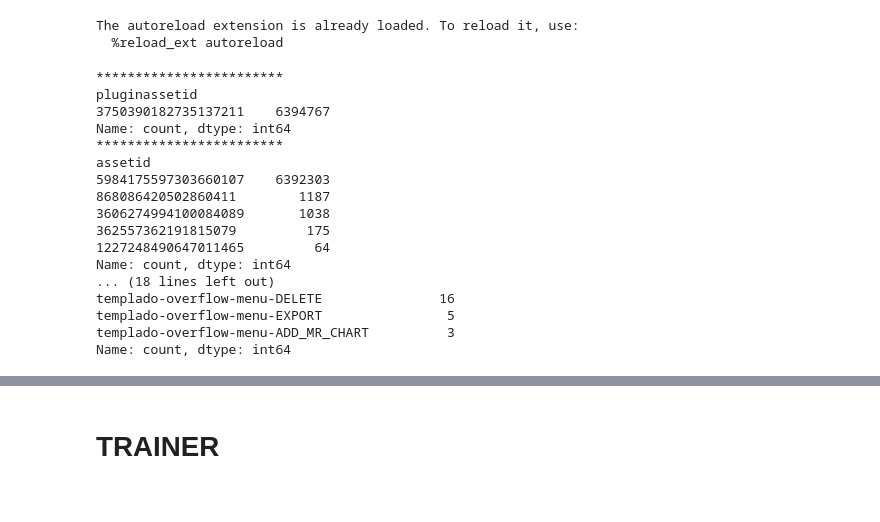
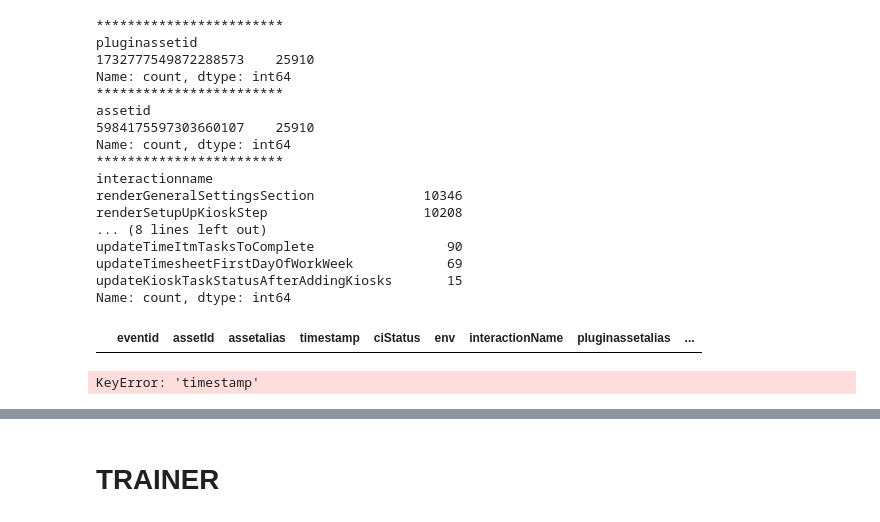
Before and after one commit to numaproj/numalogic, a Jupyter notebook: numalogic/osam-backtest/INC/exp.ipynb, the cells around one changed output, grey strips where cells are left out. Drawn from its saved outputs; the diff is of its cells as text; code cells hidden in the pictures.

```diff
--- a/numalogic/osam-backtest/INC/exp.ipynb
+++ b/numalogic/osam-backtest/INC/exp.ipynb
@@ -5,7 +5,7 @@ from pathlib import Path
 
 import matplotlib.pyplot as plt
 filter = [ "pluginAssetId", "assetId","interactionName" ]
-keys = ["3750390182735137211", "5984175597303660107", "EXECUTE_PAGINATED_REPORT"]
+keys = ["1732777549872288573", "5984175597303660107", "call PZN"]
 config_id = "fciPluginAppInteractions"
 
 # the below value filling should be closer to when the incident happens. We fetch 11 days of data. Train on first 10 days of data and the 11th and 12th day where incident happened we try to simulate inference and see scores.
@@ -28,44 +28,52 @@ logging.basicConfig(level = logging.INFO)
 import pandas as pd
 
 from helper import data_fetch, _construct_clf, get_feature_arr, ModifiedDruidTrainerUDF
-# %% [output]
-The autoreload extension is already loaded. To reload it, use:
-  %reload_ext autoreload
 # %%
-file_name = 'e3e5f0b687600a109055c998dabb35d7.csv.csv'
+file_name = 'e328876187b08290084b4197cebb357a.csv'
+raw_file_name = "raw_df.csv"
 data = pd.read_csv(file_name)
 print("************************")
 print(data['pluginassetid'].value_counts())
 print("************************")
 print(data['assetid'].value_counts())
 print("************************")
 print(data['interactionname'].value_counts())
+data.rename(columns={'eventdatetime': 'timestamp', 'cistatus': 'ciStatus', 'interactionname': 'interactionName', 'assetid': "assetId", 'pluginassetid': "pluginAssetId"}, inplace =True)
+data['pluginAssetId'] = data['pluginAssetId'].astype(str)
+data['assetId']=data['assetId'].astype(str)
+for i in range(len(filter)):
+    data = data[data[filter[i]]==keys[i]]
+data.to_csv(raw_file_name, index=None)
+data
 # %% [output]
 ************************
 pluginassetid
-3750390182735137211    6394767
+1732777549872288573    25910
 Name: count, dtype: int64
 ************************
 assetid
-5984175597303660107    6392303
-868086420502860411        1187
-3606274994100084089       1038
-362557362191815079         175
-1227248490647011465         64
+5984175597303660107    25910
 Name: count, dtype: int64
-... (18 lines left out)
-templado-overflow-menu-DELETE               16
-templado-overflow-menu-EXPORT                5
-templado-overflow-menu-ADD_MR_CHART          3
+************************
+interactionname
+renderGeneralSettingsSection              10346
+renderSetupUpKioskStep                    10208
+... (8 lines left out)
+updateTimeItmTasksToComplete                 90
+updateTimesheetFirstDayOfWorkWeek            69
+updateKioskTaskStatusAfterAddingKiosks       15
 Name: count, dtype: int64
+|  | eventid | assetId | assetalias | timestamp | ciStatus | env | interactionName | pluginassetalias | ... |
 # %%
-_out = data_fetch(filter= filter, keys = keys, file_name = file_name)
+_out = data_fetch(filter= filter, keys = keys, file_name = raw_file_name)
 _out["timestamp"]  = pd.to_datetime(_out['timestamp'], unit='ms').dt.strftime('%Y-%m-%d %H:%M')
 _out.set_index('timestamp', inplace = True)
 train = _out.iloc[:-2*24*60,:]
 test = _out.iloc[-24*60*2:,:]
 train.to_csv(str(file_name)+'-train.csv', index= None)
 test.to_csv(str(file_name)+'-test.csv', index= None)
+# %% [output]
+KeyError: 'timestamp'
 # %%
 train.plot()
 # %% [output]
```
Also changed, not shown: parts of 6 cells of this notebook.
